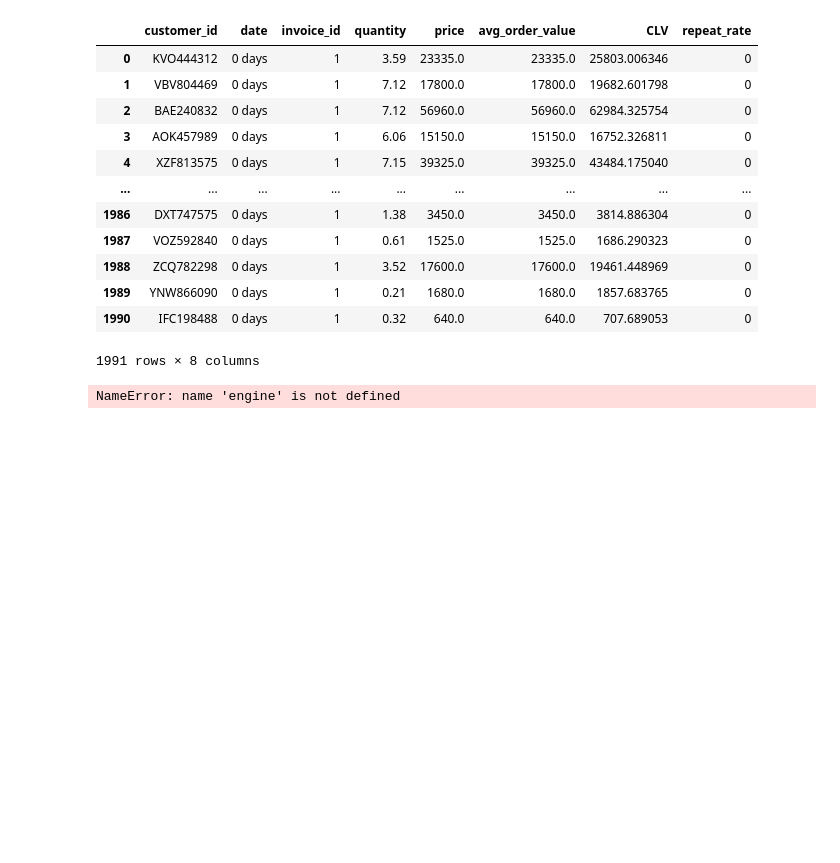
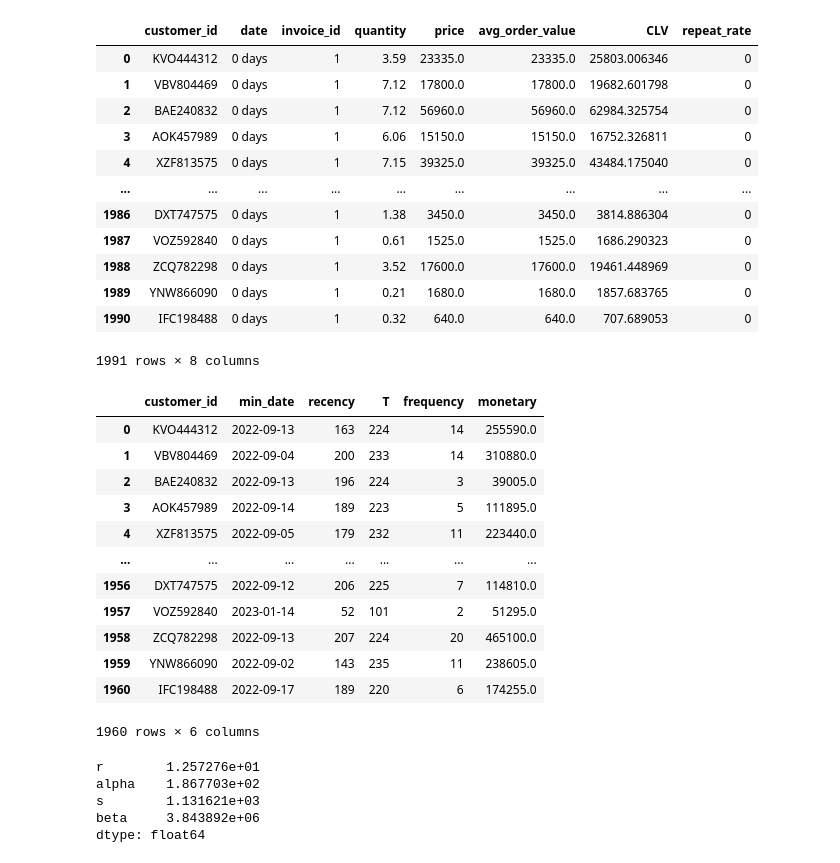
Before and after one commit to nareabg/esim, a Jupyter notebook: test.ipynb, the cells around one changed output. Drawn from its saved outputs; the diff is of its cells as text; code cells hidden in the pictures; blank space fills up the shorter version.

```diff
--- a/test.ipynb
+++ b/test.ipynb
@@ -245,18 +227,38 @@ points_instance = points('globbing.csv')
 # call the insert_customer method on the instance
 points_instance.insert_customer_name()
 # %%
-from zenq.clvmodels.pareto import ParetoNBDFitter
-model = ParetoNBDFitter(db_uri='postgresql://aua:mysecretpassword@localhost:5432/GLOBBING')
-result = model.count_cltv()
+from zenq.clvmodels.pareto import Model
+model = Model()
+result = model.cltv_df()
 # print('Length of df_data_group:', len(result))
 
 result
 # %% [output]
+|  | customer_id | min_date | recency | T | frequency | monetary |
+| 0 | KVO444312 | 2022-09-13 | 163 | 224 | 14 | 255590.0 |
+| 1 | VBV804469 | 2022-09-04 | 200 | 233 | 14 | 310880.0 |
+| 2 | BAE240832 | 2022-09-13 | 196 | 224 | 3 | 39005.0 |
+| 3 | AOK457989 | 2022-09-14 | 189 | 223 | 5 | 111895.0 |
+| 4 | XZF813575 | 2022-09-05 | 179 | 232 | 11 | 223440.0 |
+| ... | ... | ... | ... | ... | ... | ... |
+| 1956 | DXT747575 | 2022-09-12 | 206 | 225 | 7 | 114810.0 |
+| 1957 | VOZ592840 | 2023-01-14 | 52 | 101 | 2 | 51295.0 |
+| 1958 | ZCQ782298 | 2022-09-13 | 207 | 224 | 20 | 465100.0 |
+| 1959 | YNW866090 | 2022-09-02 | 143 | 235 | 11 | 238605.0 |
+| 1960 | IFC198488 | 2022-09-17 | 189 | 220 | 6 | 174255.0 |
-NameError: name 'engine' is not defined
+1960 rows × 6 columns
 # %%
-from zenq.clvmodels.pareto import ParetoNBDFitter
-model = ParetoNBDFitter(db_uri='postgresql://aua:mysecretpassword@localhost:5432/GLOBBING')
-result = model.count_cltv()
+from lifetimes import ParetoNBDFitter
+
+from zenq.clvmodels.pareto import Model
+model = Model()
+result = model.fit_paretonbd()
 # print('Length of df_data_group:', len(result))
-
-result
+freq=result.params_
+freq
+# %% [output]
+r        1.257276e+01
+alpha    1.867703e+02
+s        1.131621e+03
+beta     3.843892e+06
+dtype: float64
```
Also changed, not shown: parts of 7 cells of this notebook, 3 other files.
